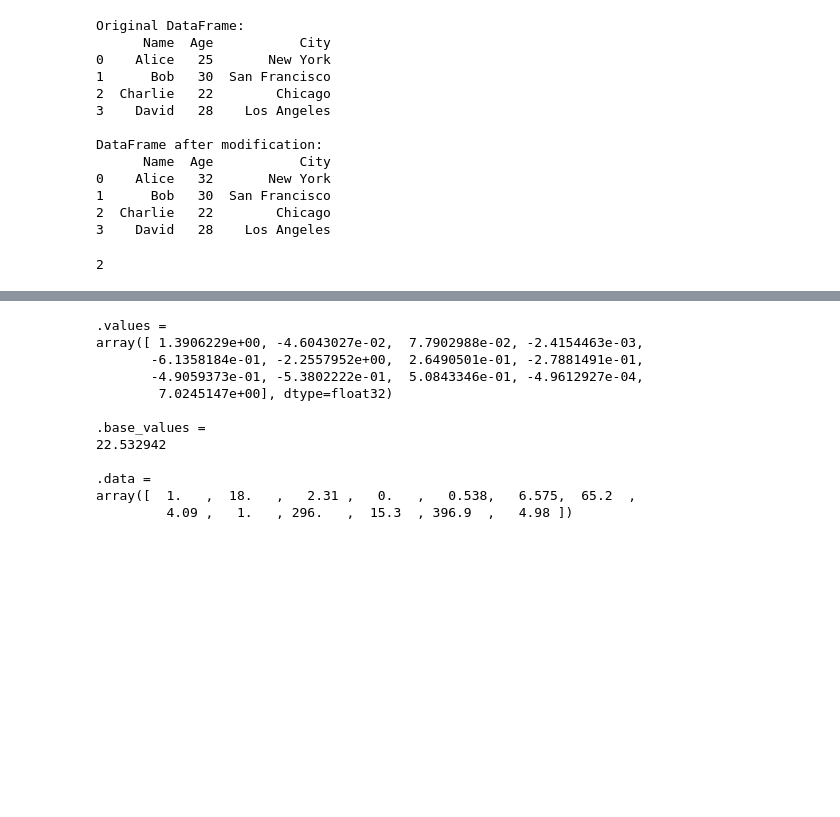
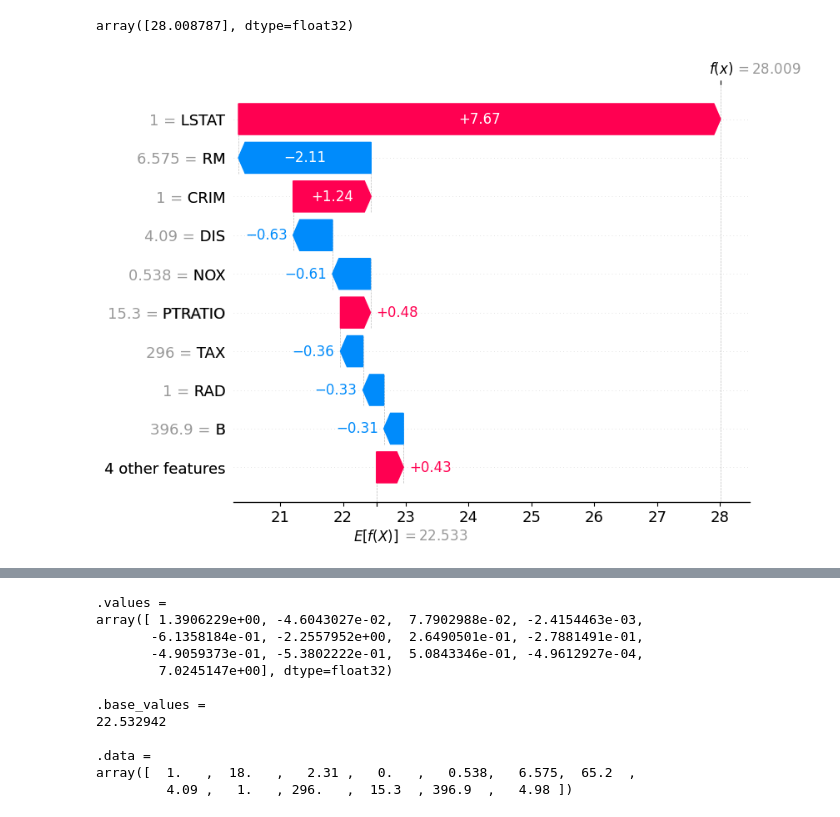
Before and after one commit to 20100190/streamlit_apps, a Jupyter notebook: House_Price_Shaply_v2/test.ipynb, the cells around one changed output, grey strips where cells are left out. Drawn from its saved outputs; the diff is of its cells as text; code cells hidden in the pictures; blank space fills up the shorter version.

```diff
--- a/House_Price_Shaply_v2/test.ipynb
+++ b/House_Price_Shaply_v2/test.ipynb
@@ -13,55 +13,26 @@ shap_values = explainer(X)
 
 # visualize the first prediction's explanation
 shap.plots.waterfall(shap_values[0])
-# %%
-import pandas as pd
-
-# Example DataFrame
-data = {
-    'Name': ['Alice', 'Bob', 'Charlie', 'David'],
-    'Age': [25, 30, 22, 28],
-    'City': ['New York', 'San Francisco', 'Chicago', 'Los Angeles']
-}
-
-df = pd.DataFrame(data)
-
-# Display the original DataFrame
-print("Original DataFrame:")
-print(df)
-
-# Suppose you want to change the value of the cell in the first row (index 0) and the 'Age' column
-# to a new value, for example, 32.
-
-# Change the value using .iloc
-row_number = 0  # Index of the row (0 for the first row)
-column_name = 'Age'  # Name of the column
-
-new_value = 32
-
-# Use .iloc to set the new value in the DataFrame
-df.iloc[row_number, df.columns.get_loc(column_name)] = new_value
-
-# Display the modified DataFrame
-print("\nDataFrame after modification:")
-print(df)
-# %% [output]
-Original DataFrame:
-      Name  Age           City
-0    Alice   25       New York
-1      Bob   30  San Francisco
-2  Charlie   22        Chicago
-3    David   28    Los Angeles
-
-DataFrame after modification:
-      Name  Age           City
-0    Alice   32       New York
-1      Bob   30  San Francisco
-2  Charlie   22        Chicago
-3    David   28    Los Angeles
-# %%
-df.columns.get_loc('City')
-# %% [output]
-2
+# %%
+import pickle
+with open('./xgboost_model.pickle', 'wb') as f:
+    pickle.dump(model, f)
+# %%
+import pickle
+with open('./xgboost_model.pickle', 'rb') as f:
+    model = pickle.load(f)
+# %%
+model.predict(X.iloc[0:1,:])
+# %% [output]
+array([28.008787], dtype=float32)
+# %%
+explainer = shap.Explainer(model)
+shap_values = explainer(X)
+
+# visualize the first prediction's explanation
+shap.plots.waterfall(shap_values[0])
+# %% [output]
+[figure, added]
 # %%
 #shap.plots.waterfall(shap_values[0])
 shap.initjs()
```
Also changed, not shown: 4 other files.
